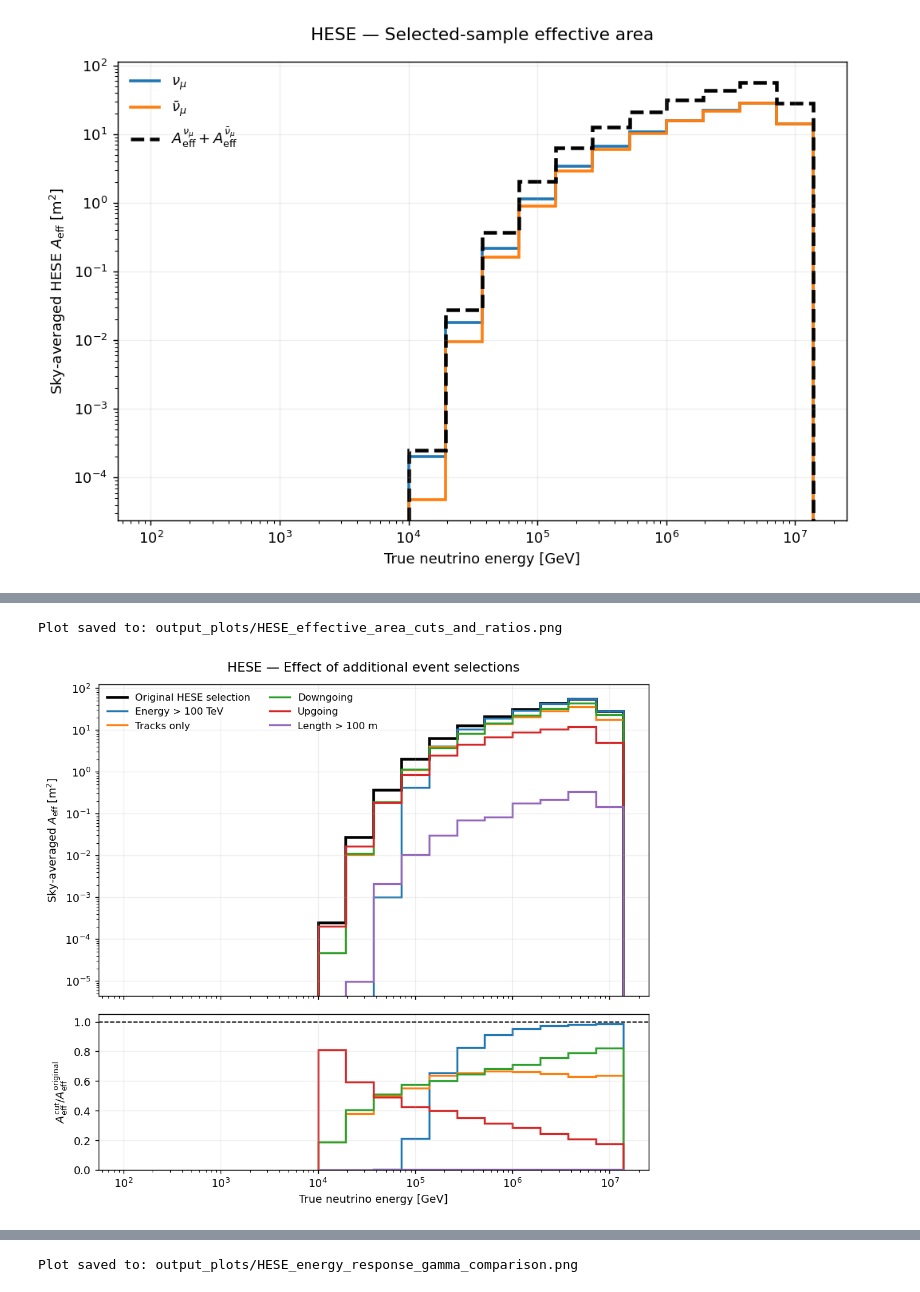
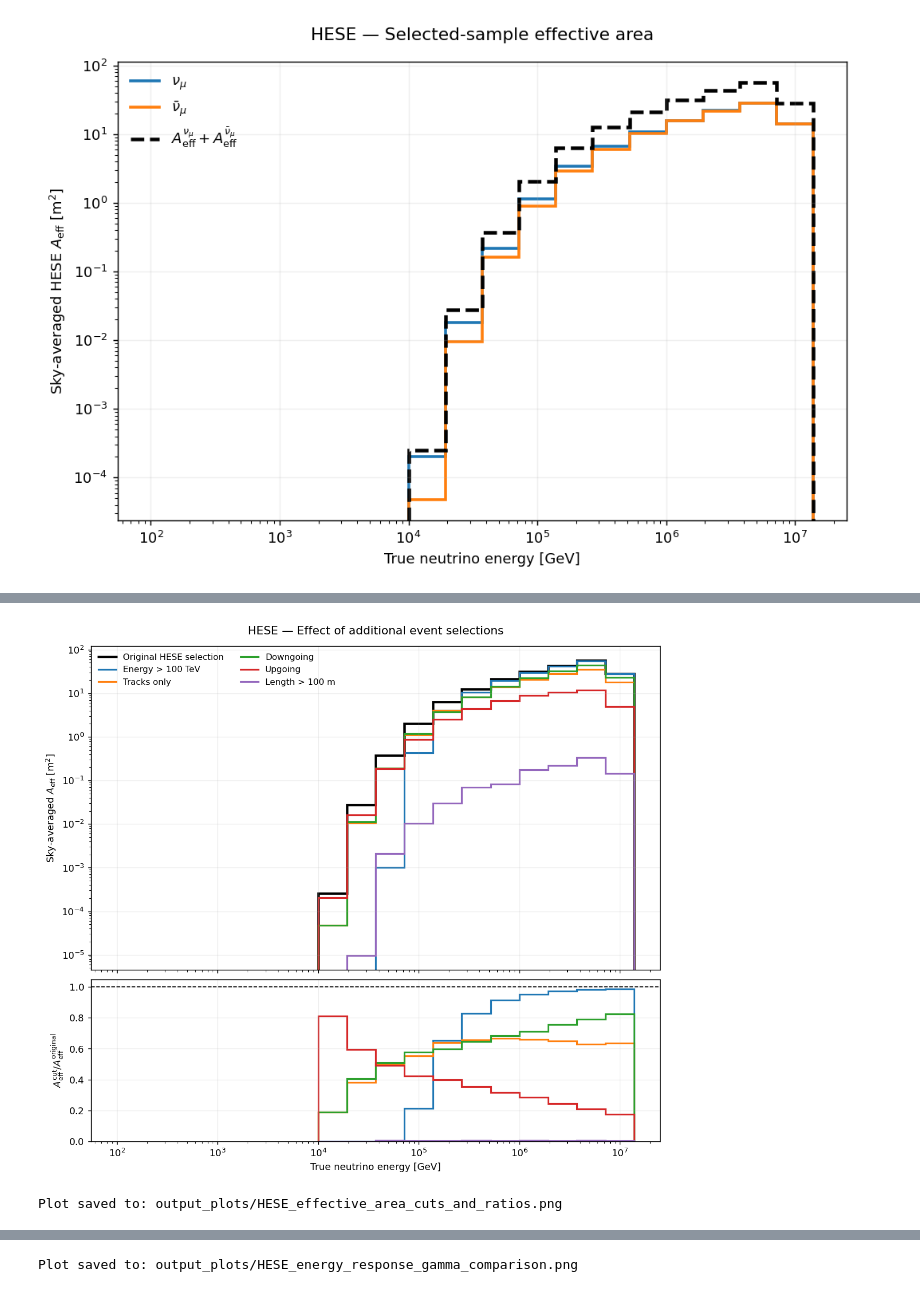
Before and after one commit to azegarelli/ACME-PhD-School-Neutrino-Analysis-HandsOn, a Jupyter notebook: 01_HESE_solutions.ipynb, the cells around one changed output, grey strips where cells are left out. Saved outputs shown, nothing was run; the diff lists cells and outputs as text; code cells hidden in the pictures.

```diff
--- a/01_HESE_solutions.ipynb
+++ b/01_HESE_solutions.ipynb
@@ -1010,7 +1048,7 @@ The HESE Monte Carlo sample already includes events that have passed the HESE ev
 # Exercise 5 — Effect of additional selections on the HESE effective area
 E_dep = df_mc['recoDepositedEnergy'].to_numpy(float)
 reco_zenith = df_mc['recoZenith'].to_numpy(float)
-morphology = df_mc['recoMorphology'].to_numpy(int)
+reco_morph = df_mc['recoMorphology'].to_numpy(float)
 reco_length = df_mc['recoLength'].to_numpy(float)
 
 # Baseline: selected HESE muon neutrinos and antineutrinos
@@ -1019,7 +1057,7 @@ baseline = is_neutrino & np.isin(pdg, [14, -14])
 # Additional selections to investigate
 cuts = {
     "Energy > 100 TeV": E_dep >= 1e5,
-    "Tracks only": morphology == 1,
+    "Tracks only": reco_morph == 1,
     "Downgoing": reco_zenith < np.pi / 2,
     "Upgoing": reco_zenith >= np.pi / 2,
     "Length > 100 m": reco_length >= 100,
@@ -1030,7 +1068,8 @@ fig, (ax, ax_ratio) = plt.subplots(
     2, 1,
     figsize=(9, 8),
     sharex=True,
-    gridspec_kw={'height_ratios': [3, 1.5], 'hspace': 0.08},
+    gridspec_kw={'height_ratios': [3, 1.5]},
+    layout='constrained',
     dpi=130
 )
 
@@ -1081,32 +1120,33 @@ for label, cut in cuts.items():
         e_edges,
         color=line.get_edgecolor(),
         linewidth=1.8
     )
 
 ax.set_xscale('log')
 ax.set_yscale('log')
 ax.set_ylabel(r'Sky-averaged $A_{\rm eff}$ [m$^2$]')
 ax.set_title('HESE — Effect of additional event selections', pad=12)
 
 ax.legend(frameon=False, fontsize=9, ncol=2)
 ax.grid(True, alpha=0.2)
 
 ax_ratio.set_xscale('log')
 ax_ratio.set_ylim(0, 1.05)
 ax_ratio.set_xlabel('True neutrino energy [GeV]')
 ax_ratio.set_ylabel(r'$A_{\rm eff}^{\rm cut}/A_{\rm eff}^{\rm original}$')
 
 ax_ratio.axhline(1, color='black', linestyle='--', linewidth=1)
 ax_ratio.grid(True, alpha=0.2)
 
 # Save figure
 output_dir = Path('output_plots')
 output_dir.mkdir(parents=True, exist_ok=True)
 
 filename = output_dir / 'HESE_effective_area_cuts_and_ratios.png'
 fig.savefig(filename, dpi=300, bbox_inches='tight')
+plt.show()
 
 print(f'Plot saved to: {filename}')
 # %% [output]
+[figure, new version]
 Plot saved to: output_plots/HESE_effective_area_cuts_and_ratios.png
-[figure, old version]
```
Also changed, not shown: parts of 38 cells of this notebook, 1 other file.
